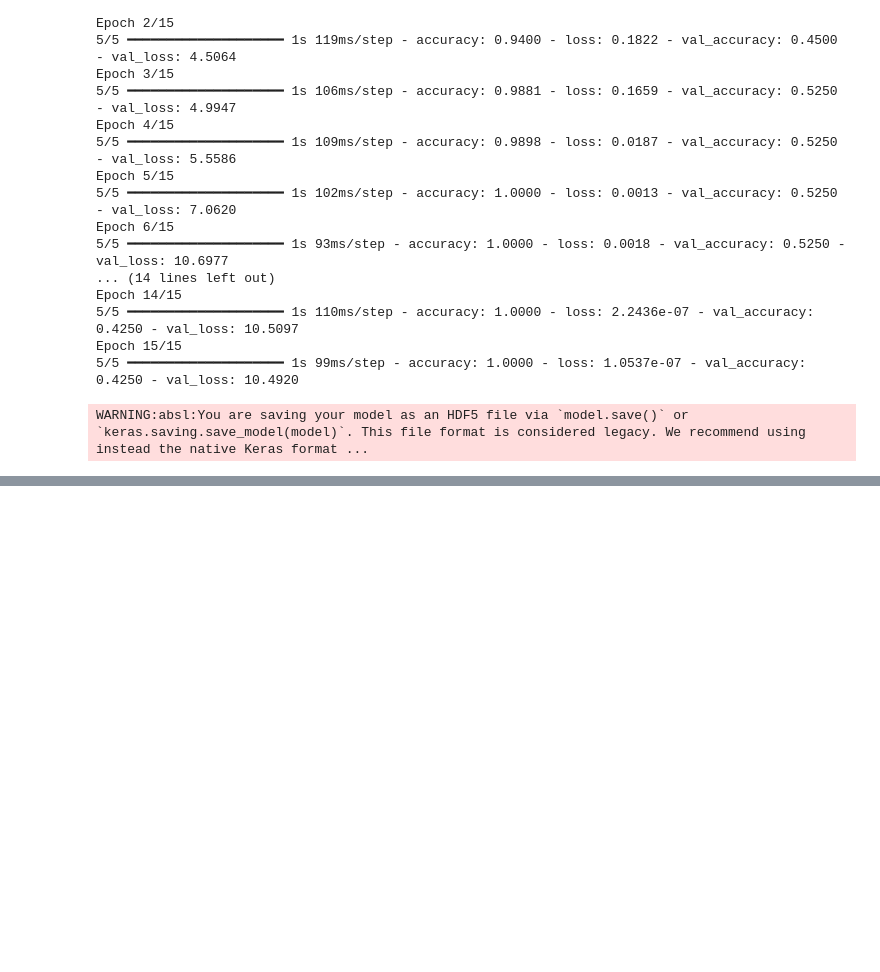
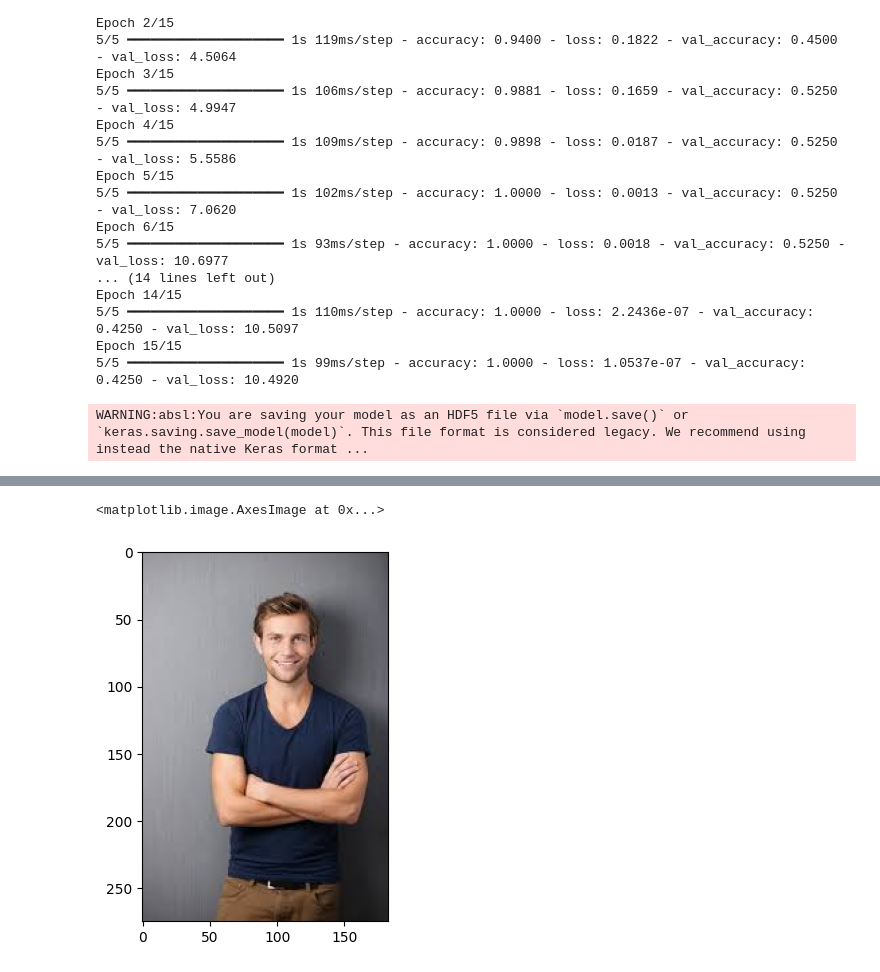
Before and after one commit to IImAriyan/Visual-AI-Projects, a Jupyter notebook: GENDER_Project/main.ipynb, the cells around one changed output, grey strips where cells are left out. Saved outputs shown, nothing was run; the diff lists cells and outputs as text; code cells hidden in the pictures; blank space fills up the shorter version.

```diff
--- a/GENDER_Project/main.ipynb
+++ b/GENDER_Project/main.ipynb
@@ -90,7 +90,8 @@ def predict_gender(img_path):
     return class_names[np.argmax(predict_gender[0])]
 # %%
 # Testing the model
-img_path = 'test/female.jpg'
+img_path = 'test/man.jpg'
 result = predict_gender(img_path)
 print(f'The predicted gender for {img_path} is: {result}')
+plt.imshow(plt.imread(img_path))
 # %% [output]
@@ -98,0 +100,2 @@ The predicted gender for test/female.jpg is: Female
+<matplotlib.image.AxesImage at 0x...>
+[figure, added]
```
Also changed, not shown: parts of 1 cell of this notebook, 1 other file.
